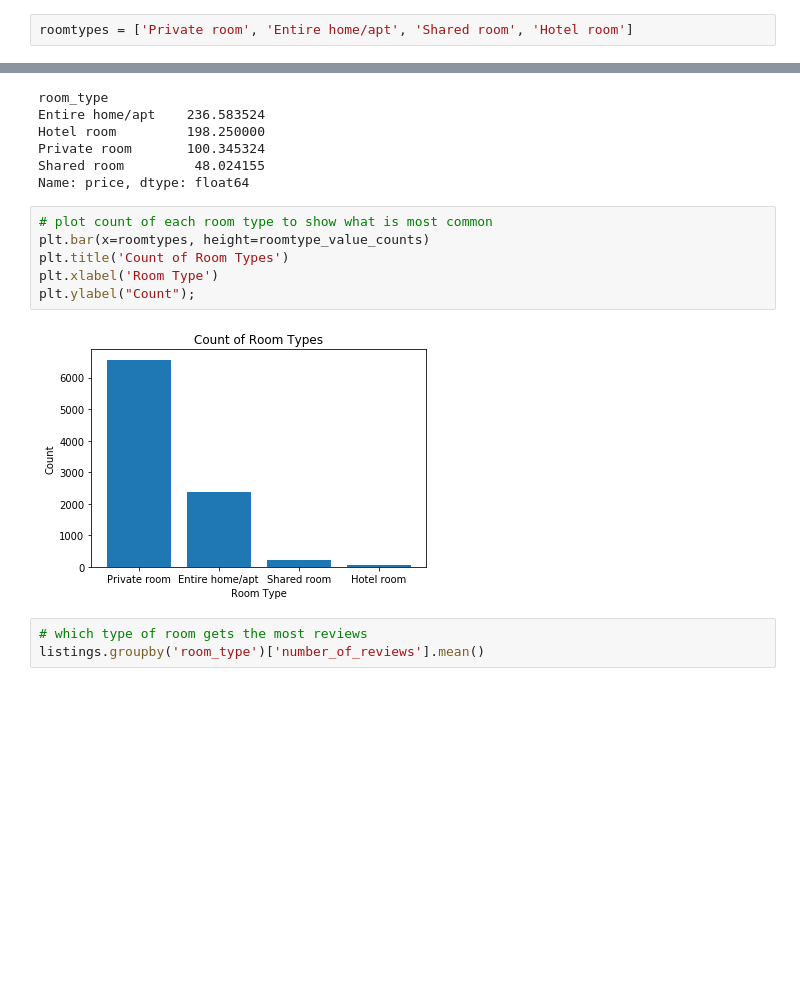
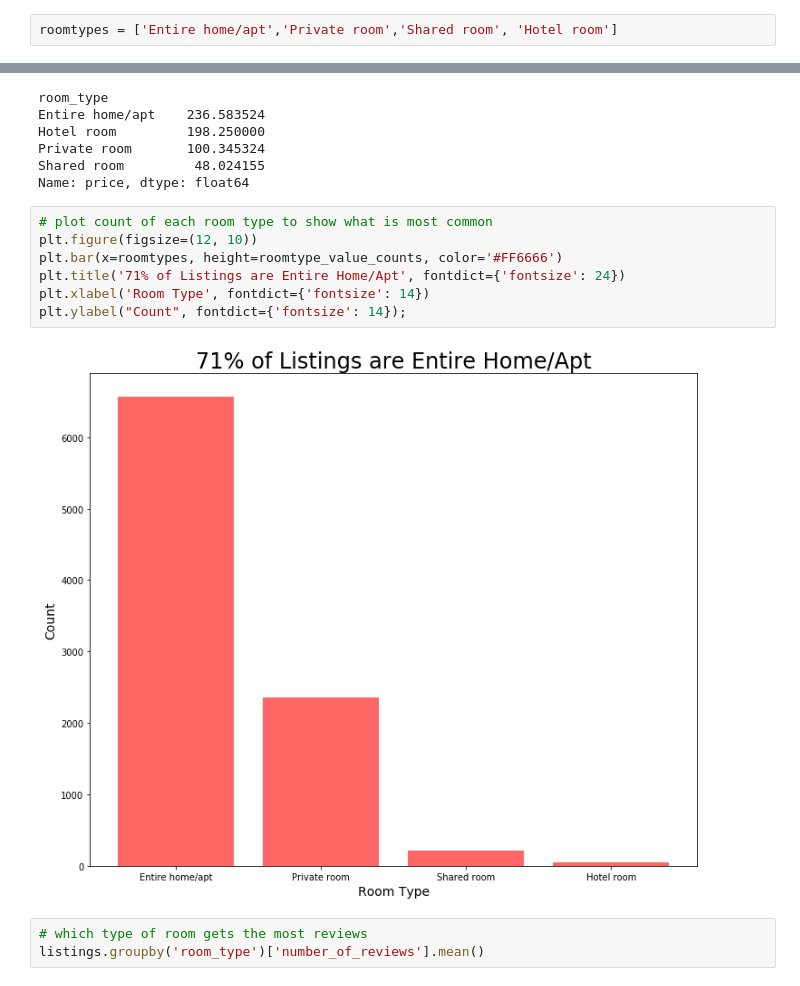
Before and after one commit to k10jo01/airbnb, a Jupyter notebook: code/02.3-eda-listings.ipynb, the cells around one changed output, grey strips where cells are left out. Drawn from its saved outputs; the diff is of its cells as text; blank space fills up the shorter version.

```diff
--- a/code/02.3-eda-listings.ipynb
+++ b/code/02.3-eda-listings.ipynb
@@ -783,7 +851,7 @@ Name: room_type, dtype: int64
 # %%
 roomtype_value_counts = [6567, 2363, 207, 52]
 # %%
-roomtypes = ['Private room', 'Entire home/apt', 'Shared room', 'Hotel room']
+roomtypes = ['Entire home/apt','Private room','Shared room', 'Hotel room']
 # %%
 # average price per room type
 listings.groupby('room_type')['price'].mean()
@@ -796,12 +864,13 @@ Shared room         48.024155
 Name: price, dtype: float64
 # %%
 # plot count of each room type to show what is most common
-plt.bar(x=roomtypes, height=roomtype_value_counts)
-plt.title('Count of Room Types')
-plt.xlabel('Room Type')
-plt.ylabel("Count");
+plt.figure(figsize=(12, 10))
+plt.bar(x=roomtypes, height=roomtype_value_counts, color='#FF6666')
+plt.title('71% of Listings are Entire Home/Apt', fontdict={'fontsize': 24})
+plt.xlabel('Room Type', fontdict={'fontsize': 14})
+plt.ylabel("Count", fontdict={'fontsize': 14});
 # %% [output]
-[figure, old version]
+[figure, new version]
 # %%
 # which type of room gets the most reviews
 listings.groupby('room_type')['number_of_reviews'].mean()
```
Also changed, not shown: parts of 78 cells of this notebook, 27 other files.
